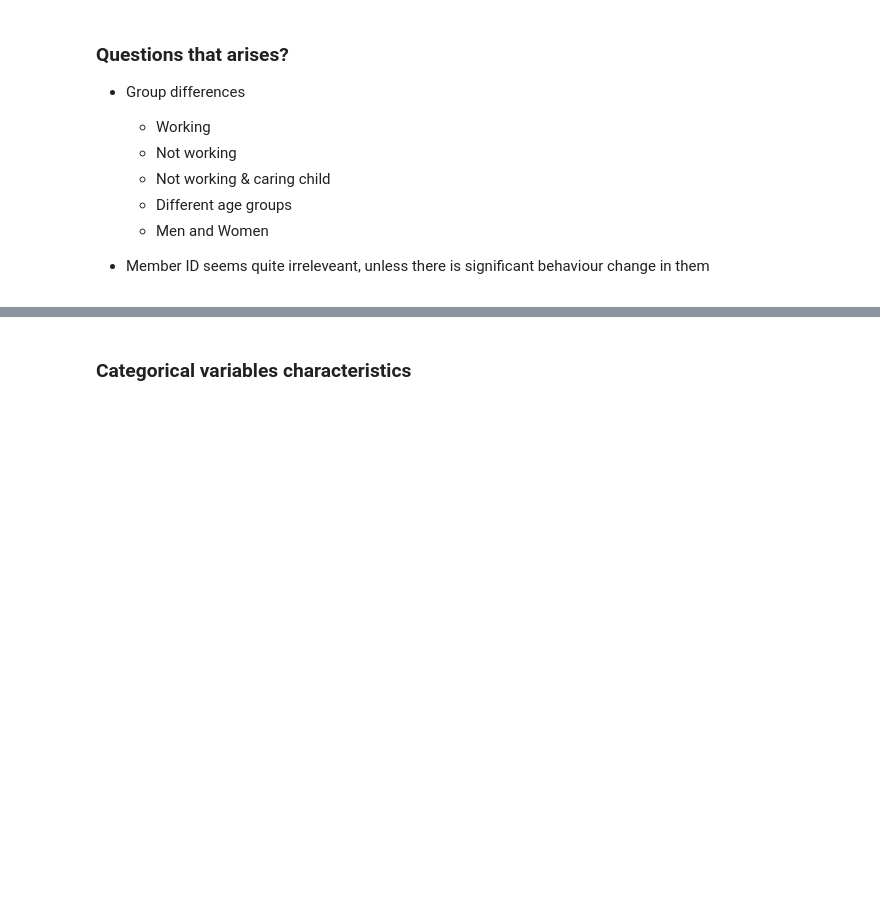
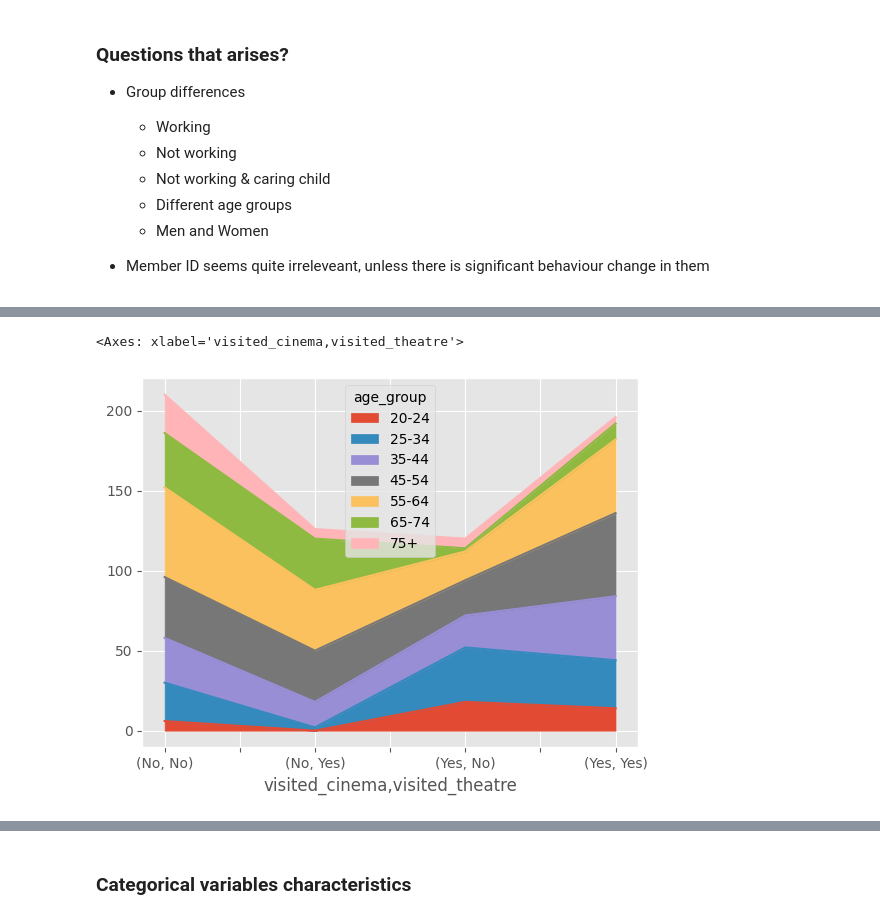
Before and after one commit to arttusamuel/statisical_data_analysis, a Jupyter notebook: stat-data-project/data-cleaning.ipynb, the cells around one changed output, grey strips where cells are left out. Cells and saved outputs as stored; diff of their text form; code cells hidden in the pictures; blank space fills up the shorter version.

```diff
--- a/stat-data-project/data-cleaning.ipynb
+++ b/stat-data-project/data-cleaning.ipynb
@@ -314,0 +250,25 @@ time_df[(time_df != 0).any(axis=1)].plot.hist(bins=20, alpha=0.5)
+# %%
+# Retyping columns
+
+
+df['household_id'] = df['household_id'].astype('int64')                 # Quantitative, discrete
+df['member_id'] = pd.Categorical(df['member_id'])                       # Categorical, binary
+df['day_of_week'] = pd.Categorical(df['day_of_week'])                   # Categorical, binary
+df['sex'] = pd.Categorical(df['sex'])                                   # Categorical, binary
+df['age_group'] = pd.Categorical(df['age_group'], ordered=True)         # Categorical, ordinal
+df['area'] = pd.Categorical(df['area'])                                 # Categorical, nominal
+
+# Categorical, nominal, Int values measuring minutes
+df['t_working'] = df['t_working'].astype('int64')
+df['t_cooking'] = df['t_cooking'].astype('int64')
+df['t_childcare'] = df['t_childcare'].astype('int64')
+df['t_activity_w_child'] = df['t_activity_w_child'].astype('int64')
+
+# Categorical, binary, indicator
+df['visited_cinema'] = pd.Categorical(df['visited_cinema'])
+df['visited_theatre'] = pd.Categorical(df['visited_theatre'])
+
+df.dtypes
+
+
+# Deleting NaN values or replacing with 0 -> if replaced, may introduce bias towards not going.
@@ -314,0 +291,16 @@ time_df[(time_df != 0).any(axis=1)].plot.hist(bins=20, alpha=0.5)
+# %%
+df['day_of_week'] = df['day_of_week'].replace({1: 'weekday', 2: 'weekend'})
+df['sex'] = df['sex'].replace({1: 'male', 2: 'female'})
+df['area'] = df['area'].replace({1: 'city', 2: 'municipality', 3: 'rural'})
+df['age_group'] = df['age_group'].replace({
+    1: "10-14",
+    2: "15-19",
+    3: "20-24",
+    4: "25-34",
+    5: "35-44",
+    6: "45-54",
+    7: "55-64",
+    8: "65-74",
+    9: "75+"
+})
+# Warnings of deprecated function but works
@@ -393,0 +421,7 @@ female_workday['t_Working'].plot.hist(bins=20, xlabel='Minutes')
+# %%
+df.groupby('age_group')[['visited_cinema', 'visited_theatre']].value_counts().unstack('age_group').plot.area(stacked=True)
+
+# Older people visit less culture events, especially less cinema but prefer only theartre or both but not only cinema.
+# %% [output]
+<Axes: xlabel='visited_cinema,visited_theatre'>
+[figure, added]
```
Also changed, not shown: parts of 50 cells of this notebook.
